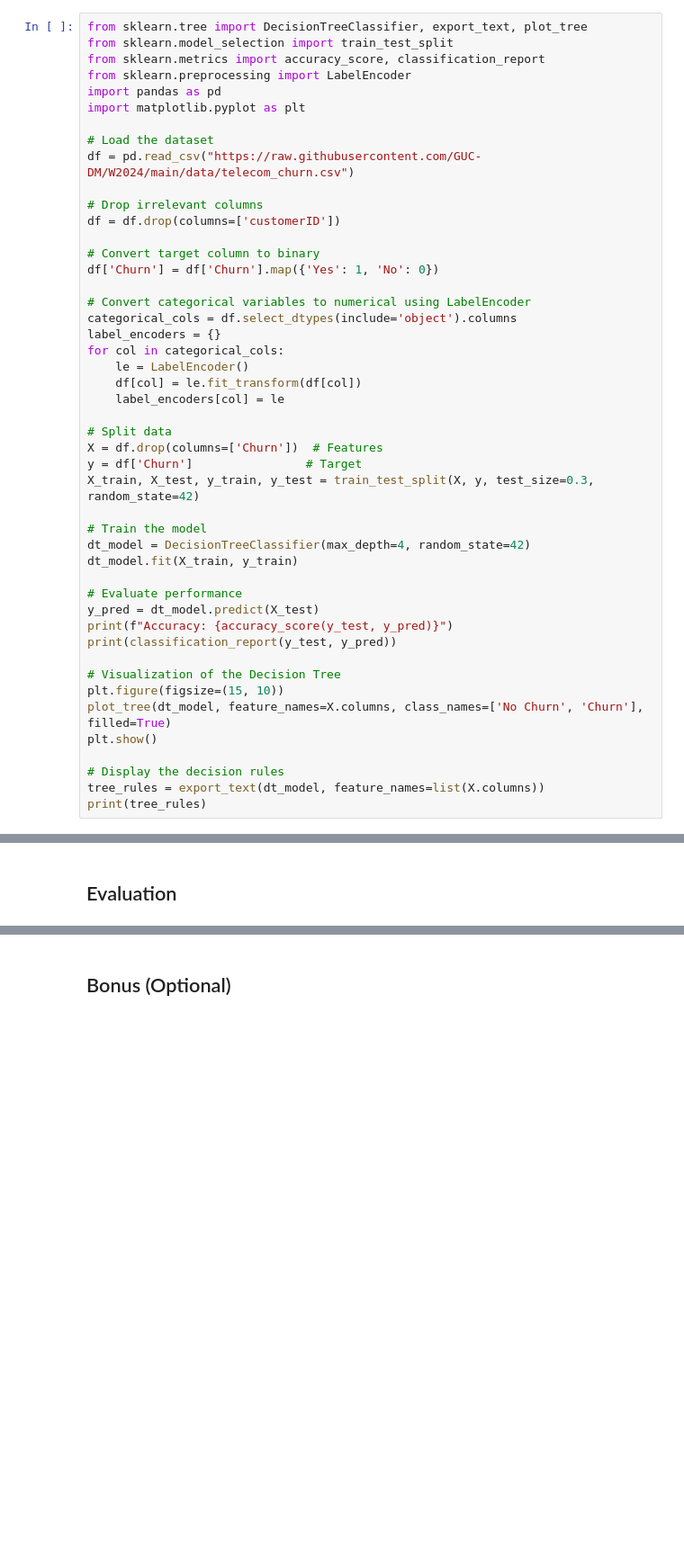
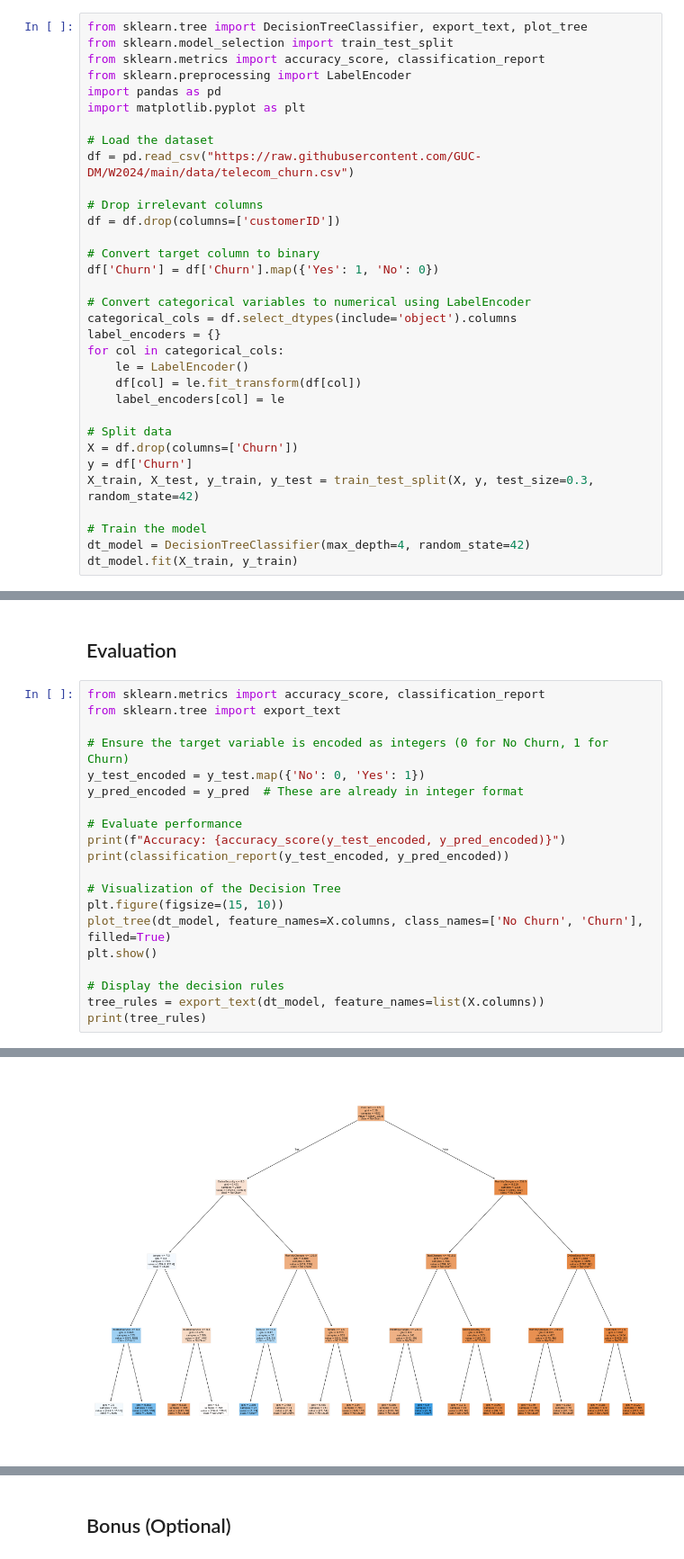
Before and after one commit to faridasheri/W2024, a Jupyter notebook: Classification_Mini-Project.ipynb, the cells around one changed output, grey strips where cells are left out. Shown at 90% size. Saved outputs shown, nothing was run; the diff lists cells and outputs as text; blank space fills up the shorter version.

```diff
--- a/Classification_Mini-Project.ipynb
+++ b/Classification_Mini-Project.ipynb
@@ -136,25 +416,11 @@ for col in categorical_cols:
     label_encoders[col] = le
 
 # Split data
-X = df.drop(columns=['Churn'])  # Features
-y = df['Churn']                # Target
+X = df.drop(columns=['Churn'])
+y = df['Churn']
 X_train, X_test, y_train, y_test = train_test_split(X, y, test_size=0.3, random_state=42)
 
 # Train the model
 dt_model = DecisionTreeClassifier(max_depth=4, random_state=42)
 dt_model.fit(X_train, y_train)
-
-# Evaluate performance
-y_pred = dt_model.predict(X_test)
-print(f"Accuracy: {accuracy_score(y_test, y_pred)}")
-print(classification_report(y_test, y_pred))
-
-# Visualization of the Decision Tree
-plt.figure(figsize=(15, 10))
-plot_tree(dt_model, feature_names=X.columns, class_names=['No Churn', 'Churn'], filled=True)
-plt.show()
-
-# Display the decision rules
-tree_rules = export_text(dt_model, feature_names=list(X.columns))
-print(tree_rules)
 # %% [output]
@@ -188,2 +428,23 @@ weighted avg       0.76      0.77      0.75      2110
 # %% [markdown]
 ## Evaluation
+# %%
+from sklearn.metrics import accuracy_score, classification_report
+from sklearn.tree import export_text
+
+# Ensure the target variable is encoded as integers (0 for No Churn, 1 for Churn)
+y_test_encoded = y_test.map({'No': 0, 'Yes': 1})
+y_pred_encoded = y_pred  # These are already in integer format
+
+# Evaluate performance
+print(f"Accuracy: {accuracy_score(y_test_encoded, y_pred_encoded)}")
+print(classification_report(y_test_encoded, y_pred_encoded))
+
+# Visualization of the Decision Tree
+plt.figure(figsize=(15, 10))
+plot_tree(dt_model, feature_names=X.columns, class_names=['No Churn', 'Churn'], filled=True)
+plt.show()
+
+# Display the decision rules
+tree_rules = export_text(dt_model, feature_names=list(X.columns))
+print(tree_rules)
+# %% [output]
@@ -189,0 +460 @@ weighted avg       0.76      0.77      0.75      2110
+[figure, added]
```
Also changed, not shown: parts of 12 cells of this notebook.
